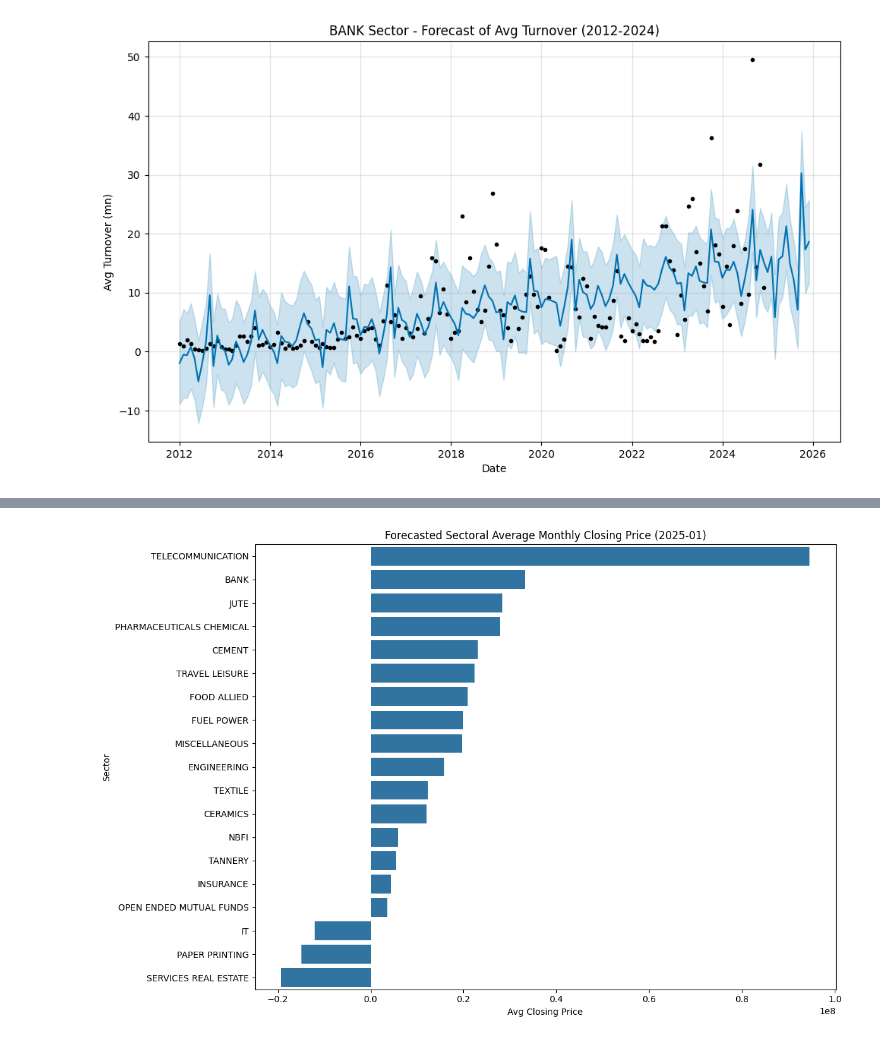
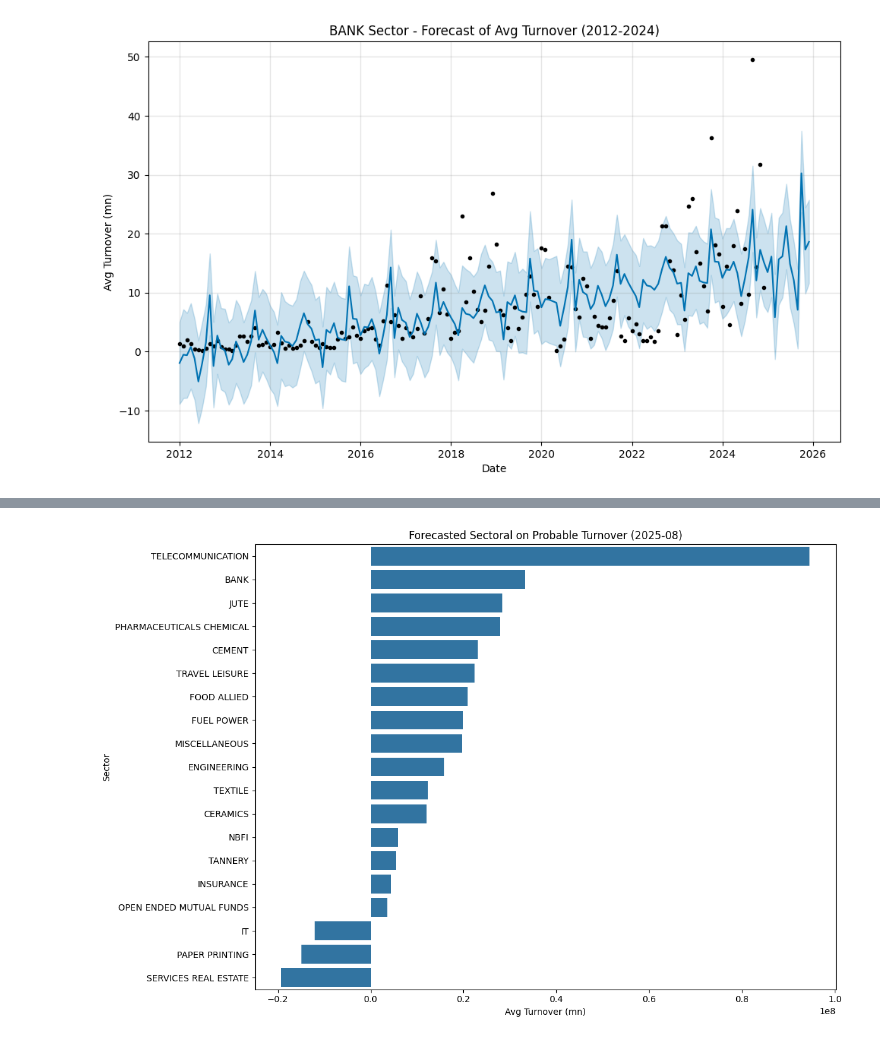
Before and after one commit to AsifZaman777/Sectoral-performance-prediction, a Jupyter notebook: SPF.ipynb, the cells around one changed output, grey strips where cells are left out. Saved outputs shown, nothing was run; the diff lists cells and outputs as text; code cells hidden in the pictures.

Commit message:
updated the figure

```diff
--- a/SPF.ipynb
+++ b/SPF.ipynb
@@ -439,18 +439,18 @@ forecast_pivot.head(22)
 # %%
 # Filter data for 2025-01 and exclude specific sectors
 excluded_sectors = ['CORPORATE BOND', 'TREASURY BOND', 'MUTUAL FUNDS']
 filtered_df = all_forecasts_2025[(all_forecasts_2025['YearMonth'] == '2025-08') & (~all_forecasts_2025['Sector'].isin(excluded_sectors))]
 
 # Sort by forecasted value
 filtered_df = filtered_df.sort_values(by='yhat', ascending=False)
 
 # Plot horizontal bar to show the ranking of the sectors for 2025-01
 plt.figure(figsize=(12, 8))
 sns.barplot(data=filtered_df, y='Sector', x='yhat')
-plt.title("Forecasted Sectoral Average Monthly Closing Price (2025-01)")
-plt.xlabel("Avg Closing Price")
+plt.title("Forecasted Sectoral on Probable Turnover (2025-08)")
+plt.xlabel("Avg Turnover (mn)")
 plt.ylabel("Sector")
 plt.tight_layout()
 plt.show()
 # %% [output]
-[figure, old version]
+[figure, new version]
```
